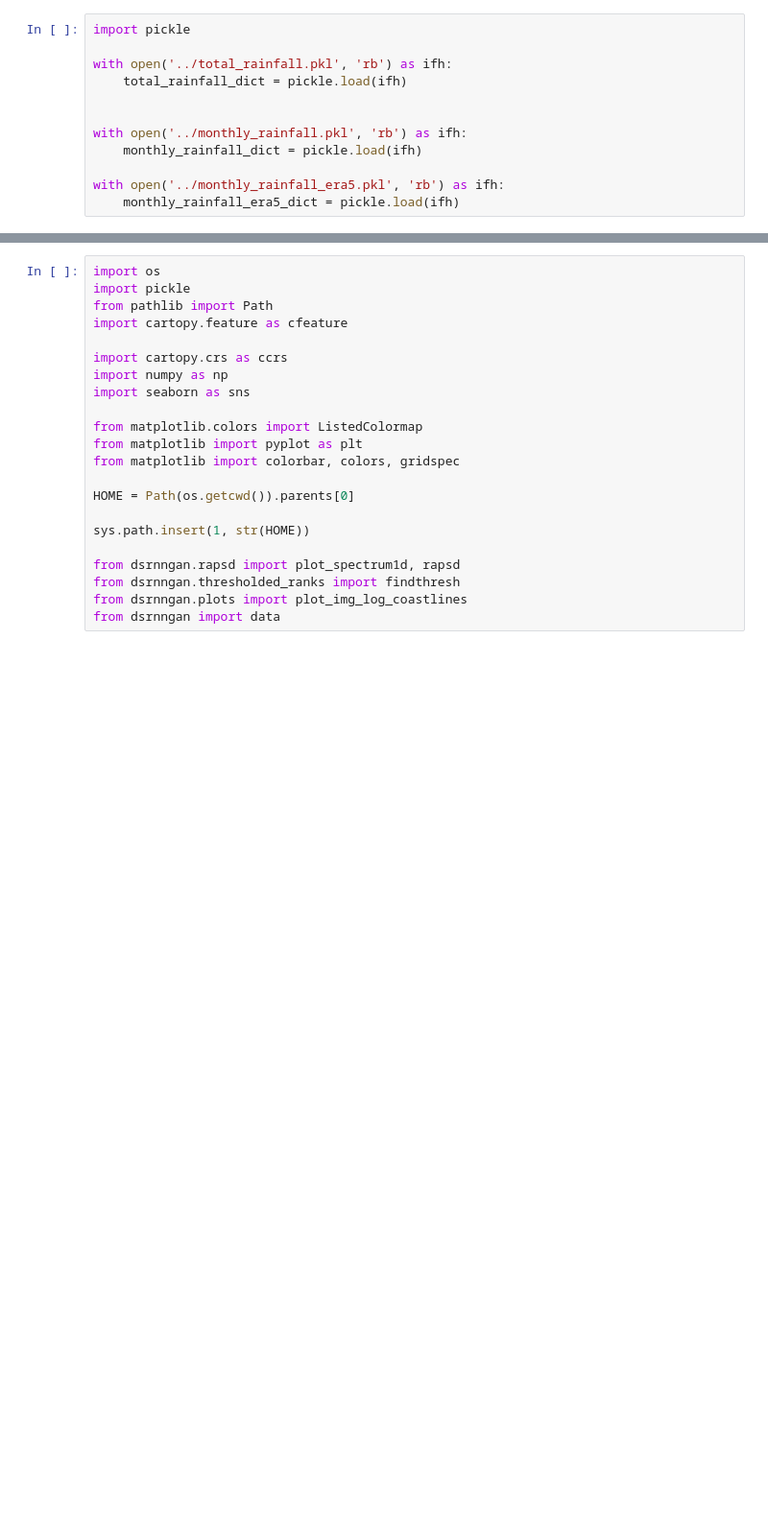
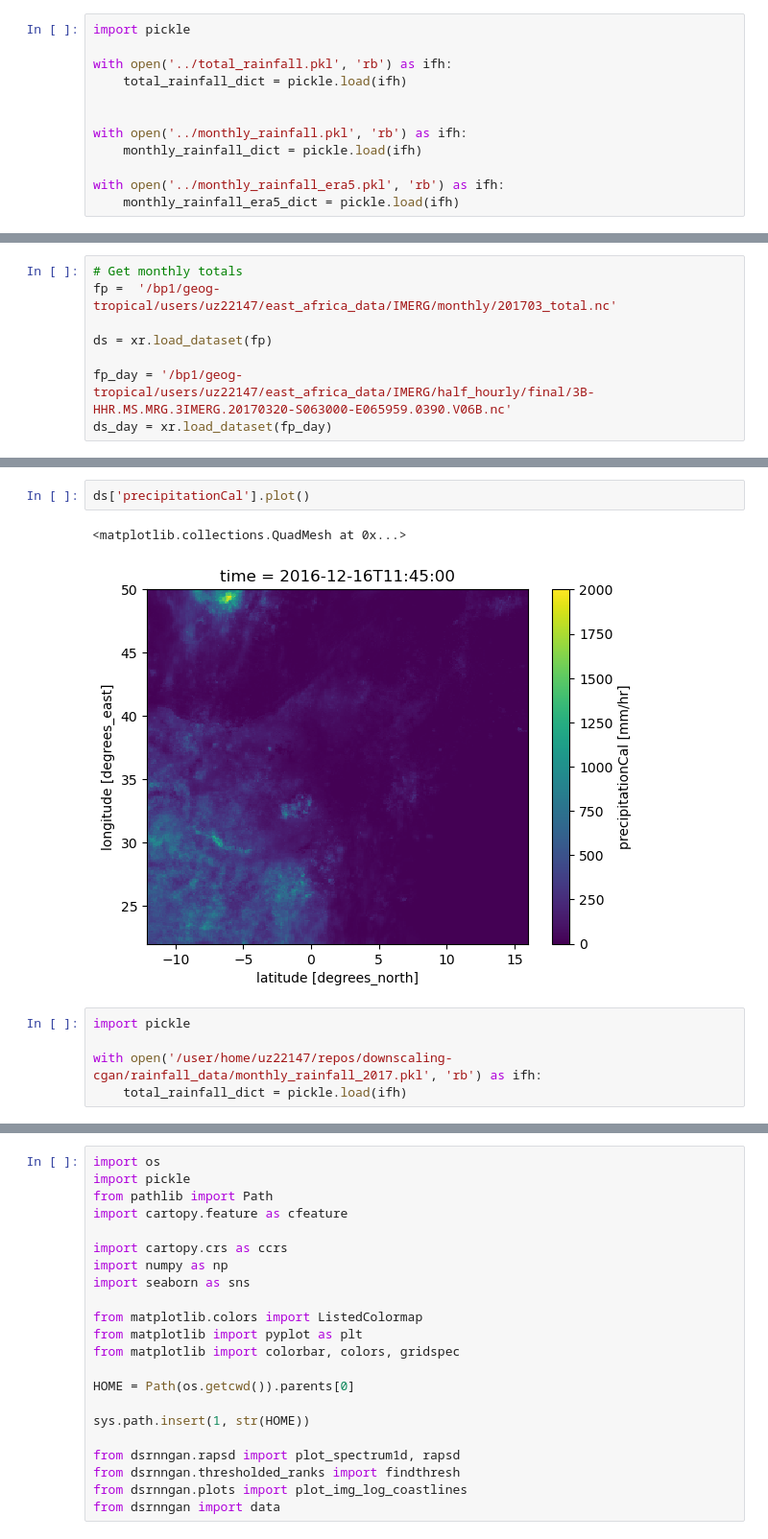
Before and after one commit to mlangguth89/downscaling-cgan, a Jupyter notebook: notebooks/explore_imerg.ipynb, the cells around one changed output, grey strips where cells are left out. Shown: that part at 96% size. Drawn from its saved outputs; the diff is of its cells as text; blank space fills up the shorter version.

```diff
--- a/notebooks/explore_imerg.ipynb
+++ b/notebooks/explore_imerg.ipynb
@@ -310,0 +223,8 @@ with open('../monthly_rainfall_era5.pkl', 'rb') as ifh:
+# %%
+# Get monthly totals
+fp =  '/bp1/geog-tropical/users/uz22147/east_africa_data/IMERG/monthly/201703_total.nc'
+
+ds = xr.load_dataset(fp)
+
+fp_day = '/bp1/geog-tropical/users/uz22147/east_africa_data/IMERG/half_hourly/final/3B-HHR.MS.MRG.3IMERG.20170320-S063000-E065959.0390.V06B.nc'
+ds_day = xr.load_dataset(fp_day)
@@ -310,0 +253,10 @@ with open('../monthly_rainfall_era5.pkl', 'rb') as ifh:
+# %%
+ds['precipitationCal'].plot()
+# %% [output]
+<matplotlib.collections.QuadMesh at 0x...>
+[figure, added]
+# %%
+import pickle
+
+with open('/user/home/uz22147/repos/downscaling-cgan/rainfall_data/monthly_rainfall_2017.pkl', 'rb') as ifh:
+    total_rainfall_dict = pickle.load(ifh)
```
Also changed, not shown: parts of 14 cells of this notebook, 11 other files.
